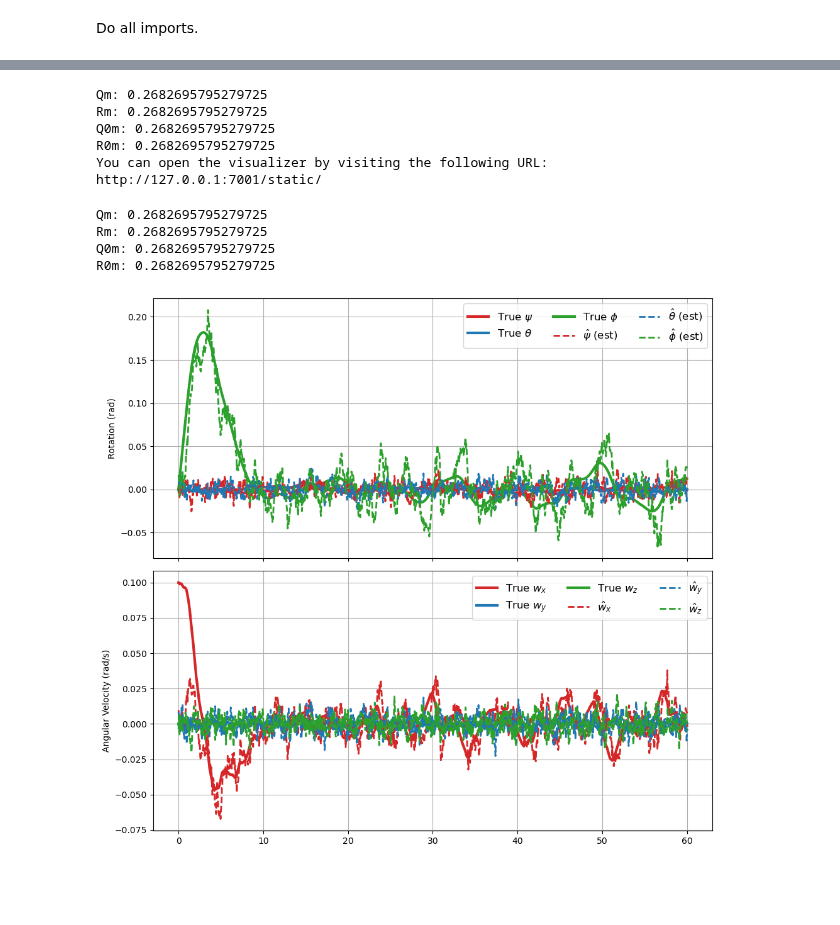
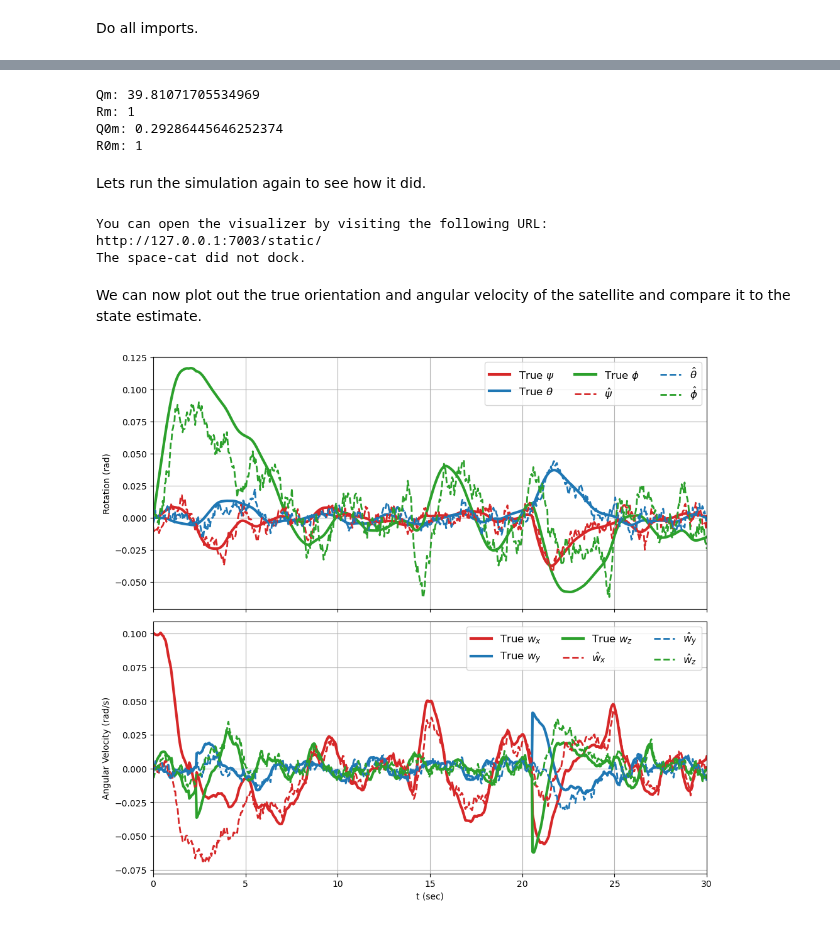
Before and after one commit to TheBestBot/ae353-sp25, a Jupyter notebook: projects/03_spacecraft/LQR-Optimizer.ipynb, the cells around one changed output, grey strips where cells are left out. Cells and saved outputs as stored; diff of their text form; code cells hidden in the pictures; blank space fills up the shorter version.

```diff
--- a/projects/03_spacecraft/LQR-Optimizer.ipynb
+++ b/projects/03_spacecraft/LQR-Optimizer.ipynb
@@ -148,8 +246,6 @@ def findKL(Qi,Ri,Q0i,R0i,stars):
 # %%
 class Controller:
     def __init__(self, A, B, C, K, L, stars, dt = 0.04):
-        # FIXME: add class variable names to this list (e.g., 'xhat')
-        # if you want these variables to be logged by the simulator
         self.A = A
         self.B = B
         self.C = C
@@ -158,7 +254,6 @@ class Controller:
         self.dt = dt
         self.xhat = np.zeros(6)
         self.star_e = stars
-        self.log = True
 
         # For logging
         self.t_log = []
@@ -179,6 +274,7 @@ class Controller:
             self.A @ self.xhat + self.B @ u - self.L @ (self.C @ self.xhat - y)
         )
 
+        # Record data
         self.t_log.append(t)
         self.xhat_log.append(self.xhat.copy())
 
@@ -188,3 +284,5 @@ class Controller:
 
     def get_logs(self):
         return np.array(self.t_log), np.array(self.xhat_log)
+
+stars_e = [0.5321138432102653, 0.0, 0.2633785142243077, 0.0, -0.5321138432102653, 0.0, 0.0, 0.5321138432102653, 0.0, -0.5321138432102653]
@@ -215,13 +314,3 @@ def compute_rotation_score(true_rot, est_rot):
     est_rot_reordered = est_rot[:, [2, 1, 0]]
     mse = np.mean((true_rot - est_rot_reordered)**2)
     return mse
-# %%
-A = [[0.0, 0.0, 0.0, 0.0, 0.0, 1.0], [0.0, 0.0, 0.0, 0.0, 1.0, -0.0], [0.0, 0.0, 0.0, 1.0, 0.0, 0.0], [0.0, 0.0, 0.0, 0.0, 0.0, 0.0], [0.0, 0.0, 0.0, -0.0, 0.0, -0.0], [0.0, 0.0, 0.0, 0.0, 0.0, 0.0]]
-B = [[0.0, 0.0, 0.0, 0.0], [0.0, 0.0, 0.0, 0.0], [0.0, 0.0, 0.0, 0.0], [-0.018530635807362836, 0.037061271614725715, -0.018530635807362836, -2.62041779934909e-18], [-0.032096002714907576, -4.538696765530462e-18, 0.032096002714907576, 0.0], [-0.0249042741960589, -0.0249042741960589, -0.0249042741960589, 0.0498085483921178]]
-C = [[-2.73286481605181, 0.0, 0.0, 0.0, 0.0, 0.0], [0.0, 2.625, -0.532113843210265, 0.0, 0.0, 0.0], [-2.65142599685905, 0.0, 0.0, 0.0, 0.0, 0.0], [0.0, 2.625, -0.263378514224308, 0.0, 0.0, 0.0], [-2.73286481605181, 0.0, 0.0, 0.0, 0.0, 0.0], [0.0, 2.625, 0.532113843210265, 0.0, 0.0, 0.0], [-2.625, 0.0, 0.532113843210265, 0.0, 0.0, 0.0], [0.0, 2.73286481605181, 0.0, 0.0, 0.0, 0.0], [-2.625, 0.0, -0.532113843210265, 0.0, 0.0, 0.0], [0.0, 2.73286481605181, 0.0, 0.0, 0.0, 0.0]]
-
-A = np.array(A)
-B = np.array(B)
-C = np.array(C)
-
-stars_e = [0.5321138432102653, 0.0, 0.2633785142243077, 0.0, -0.5321138432102653, 0.0, 0.0, 0.5321138432102653, 0.0, -0.5321138432102653]
@@ -394,12 +453,24 @@ Iteration 4097, Score: 0.00022001508956469198
+# %%
+print("Qm:",best_params[0])
+print("Rm:",best_params[1])
+print("Q0m:",best_params[2])
+print("R0m:",best_params[3])
+# %% [output]
+Qm: 39.81071705534969
+Rm: 1
+Q0m: 0.29286445646252374
+R0m: 1
+# %% [markdown]
+Lets run the simulation again to see how it did.
 # %%
 Q = Qd*best_params[0]
 R = Rd*best_params[1]
 Q0 = Q0d*best_params[2]
 R0 = R0d*best_params[3]
 
-K,L = findKL(Q,R,Q0,R0,stars)
+K,L = findKL(A,B,C,Q,R,Q0,R0)
 
-simulator_D = ae353_spacecraft_simulate.Simulator(display=True,seed=None)
+simulator_D = ae353_spacecraft_simulate.Simulator(display=True,seed=1415)
 
 simulator_D.reset(
     initial_conditions={
@@ -409,32 +480,24 @@ simulator_D.reset(
         'w_x': 0.1, #Test Recovory
         'w_y': 0.,
         'w_z': 0.,
-    }, scope_noise=0.1, space_debris=False, docking_time=60)
+    }, scope_noise=0.1, space_debris=True, docking_time=30)
 
 controller = Controller(A,B,C,K,L,stars_e)
 controller.reset()
-data = simulator_D.run(controller,max_time=60.0,data_filename=None,video_filename=None,print_debug=False)
+data = simulator_D.run(controller,max_time=30.0,data_filename=None,video_filename=None,print_debug=False)
+
+has_docked = simulator.has_docked()
+if has_docked:
+    print('The space-cat docked.')
+else:
+    print('The space-cat did not dock.')
 # %% [output]
-Qm: 0.2682695795279725
-Rm: 0.2682695795279725
-Q0m: 0.2682695795279725
-R0m: 0.2682695795279725
 You can open the visualizer by visiting the following URL:
-http://127.0.0.1:7001/static/
+http://127.0.0.1:7003/static/
+The space-cat did not dock.
-# %%
-print("Qm:",best_params[0])
-print("Rm:",best_params[1])
-print("Q0m:",best_params[2])
-print("R0m:",best_params[3])
-# %% [output]
-Qm: 0.2682695795279725
-Rm: 0.2682695795279725
-Q0m: 0.2682695795279725
-R0m: 0.2682695795279725
+# %% [markdown]
+We can now plot out the true orientation and angular velocity of the satellite and compare it to the state estimate.
 # %%
-import numpy as np
-import matplotlib.pyplot as plt
-
 # Get logged estimates from the controller
 t_est, xhat_log = controller.get_logs()
 
@@ -449,36 +512,37 @@ color_phi = 'tab:green'
 color_wx = 'tab:red'
 color_wy = 'tab:blue'
 color_wz = 'tab:green'
 
 # ---- 1. Plot Rotation Estimates vs True Rotation ----
 ax_ori_est.plot(data['t'], data['psi'], label=r'True $\psi$', color=color_psi, linewidth=3)
 ax_ori_est.plot(data['t'], data['theta'], label=r'True $\theta$', color=color_theta, linewidth=3)
 ax_ori_est.plot(data['t'], data['phi'], label=r'True $\phi$', color=color_phi, linewidth=3)
 
-ax_ori_est.plot(t_est, xhat_log[:, 0], '--', label=r'$\hat{\psi}$ (est)', color=color_psi, linewidth=2)
-ax_ori_est.plot(t_est, xhat_log[:, 1], '--', label=r'$\hat{\theta}$ (est)', color=color_theta, linewidth=2)
-ax_ori_est.plot(t_est, xhat_log[:, 2], '--', label=r'$\hat{\phi}$ (est)', color=color_phi, linewidth=2)
+ax_ori_est.plot(t_est, xhat_log[:, 0], '--', label=r'$\hat{\psi}$', color=color_psi, linewidth=2)
+ax_ori_est.plot(t_est, xhat_log[:, 1], '--', label=r'$\hat{\theta}$', color=color_theta, linewidth=2)
+ax_ori_est.plot(t_est, xhat_log[:, 2], '--', label=r'$\hat{\phi}$', color=color_phi, linewidth=2)
 
-#ax_ori_est.set_ylim(-1, 1)
+ax_ori_est.set_xlim(0, 30)
 ax_ori_est.set_ylabel("Rotation (rad)")
 ax_ori_est.legend(fontsize=12, ncol=3)
 ax_ori_est.grid()
 
 # ---- 2. Plot Angular Velocity Estimates vs True Angular Velocity ----
 ax_vel_est.plot(data['t'], data['w_x'], label=r'True $w_x$', color=color_wx, linewidth=3)
 ax_vel_est.plot(data['t'], data['w_y'], label=r'True $w_y$', color=color_wy, linewidth=3)
 ax_vel_est.plot(data['t'], data['w_z'], label=r'True $w_z$', color=color_wz, linewidth=3)
 
 ax_vel_est.plot(t_est, xhat_log[:, 3], '--', label=r'$\hat{w}_x$', color=color_wx, linewidth=2)
 ax_vel_est.plot(t_est, xhat_log[:, 4], '--', label=r'$\hat{w}_y$', color=color_wy, linewidth=2)
 ax_vel_est.plot(t_est, xhat_log[:, 5], '--', label=r'$\hat{w}_z$', color=color_wz, linewidth=2)
 
-#ax_vel_est.set_ylim(-1, 1)
+ax_vel_est.set_xlim(0, 30)
 ax_vel_est.set_ylabel("Angular Velocity (rad/s)")
+ax_vel_est.set_xlabel("t (sec)")
 ax_vel_est.legend(fontsize=12, ncol=3)
 ax_vel_est.grid()
 
 fig.tight_layout()
 plt.show()
 # %% [output]
-[figure, old version]
+[figure, new version]
```
Also changed, not shown: parts of 37 cells of this notebook, 1 other file.
